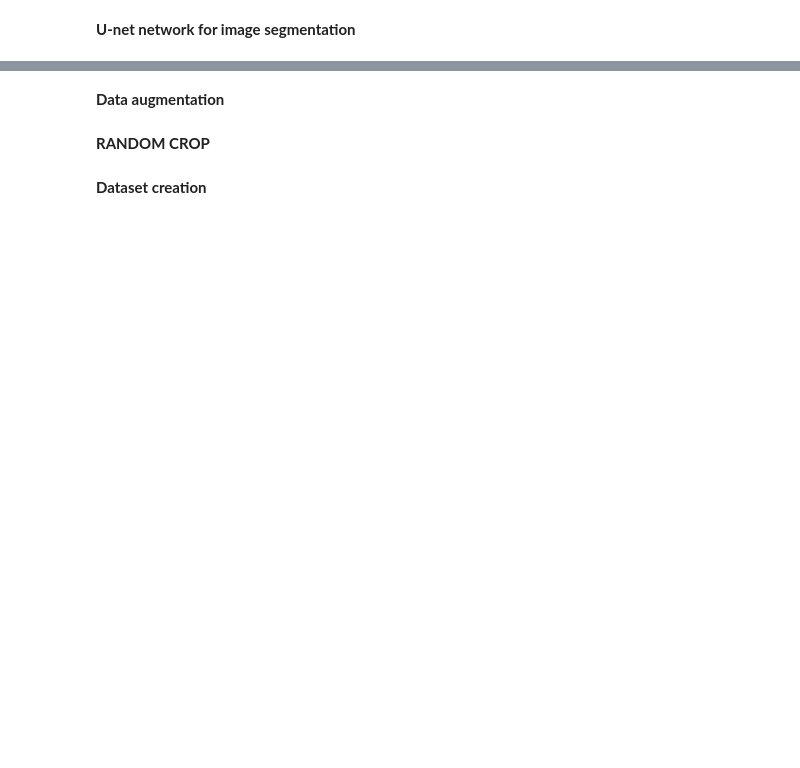
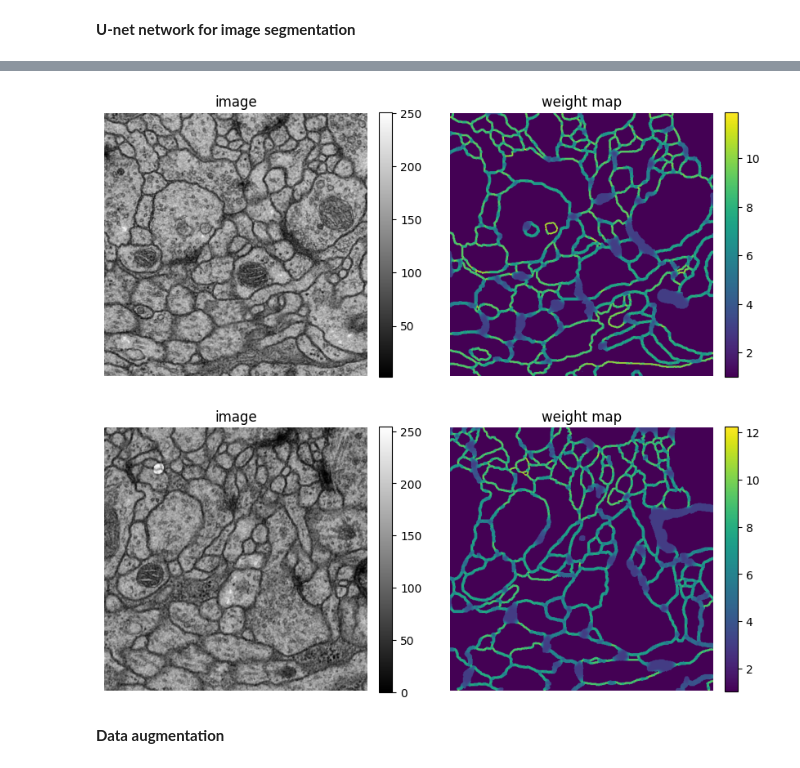
Before and after one commit to lniango/Segmentation_tracking, a Jupyter notebook: segmentation.ipynb, the cells around one changed output, grey strips where cells are left out. Saved outputs shown, nothing was run; the diff lists cells and outputs as text; code cells hidden in the pictures; blank space fills up the shorter version.

```diff
--- a/segmentation.ipynb
+++ b/segmentation.ipynb
@@ -212,0 +616,15 @@ def load_sample(img_path, mask_path):
+# %%
+# Plot a few examples
+# [1, 5, 10]
+for i in range(4):
+    fig, ax = plt.subplots(1, 2, figsize = (8, 8))
+
+    im = ax[0].imshow(img_mtrx[i, :, :], 'gray')
+    plt.colorbar(im, ax = ax[0], fraction = 0.046, pad = 0.04)
+    ax[0].axis('off')
+    ax[0].set_title('image')
+
+    im = ax[1].imshow(mask_mtrx[i, :, :], 'gray')
+    plt.colorbar(im, ax = ax[1], fraction = 0.046, pad = 0.04)
+    ax[1].axis('off')
+    ax[1].set_title('mask')
@@ -213,2 +644,31 @@ def load_sample(img_path, mask_path):
+# %%
+# Parameters used by the authors
+w0    = 10
+sigma = 5
+
+for i in np.random.randint(0, img_mtrx.shape[0], 2): # Randomly draw 3 images
+
+    # Grab image and label map
+    mask = mask_mtrx[i, :, :]
+    img  = img_mtrx[i, :, :]
+
+    # Compute weight map
+    w = weight_map(mask = mask, w0 = w0, sigma = sigma)
+
+    # Plot results
+    fig, ax = plt.subplots(nrows = 1, ncols = 2, figsize = (10, 10));
+
+    im = ax[0].imshow(img, 'gray')
+    plt.colorbar(im, ax = ax[0], fraction = 0.046, pad = 0.04)
+    ax[0].axis('off')
+    ax[0].set_title('image')
+
+    im = ax[1].imshow(w)
+    plt.colorbar(im, ax = ax[1], fraction = 0.046, pad = 0.04)
+    ax[1].axis('off');
+    ax[1].set_title('weight map');
+# %% [output]
+[figure, added]
+[figure, added]
 # %% [markdown]
 **Data augmentation**
@@ -257,2 +674,0 @@ def augment(img, mask):
-# %% [markdown]
-**RANDOM CROP**
@@ -273,2 +674,0 @@ def random_crop(img, mask, crop_size=256):
-# %% [markdown]
-**Dataset creation**
```
Also changed, not shown: parts of 64 cells of this notebook.
